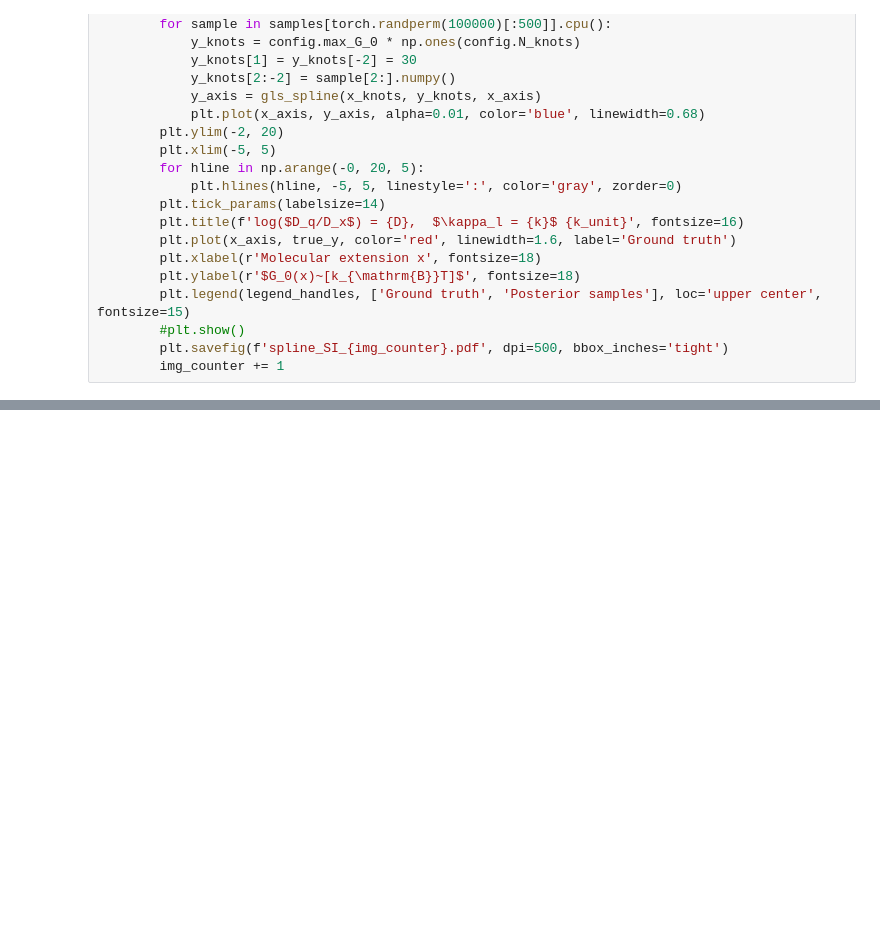
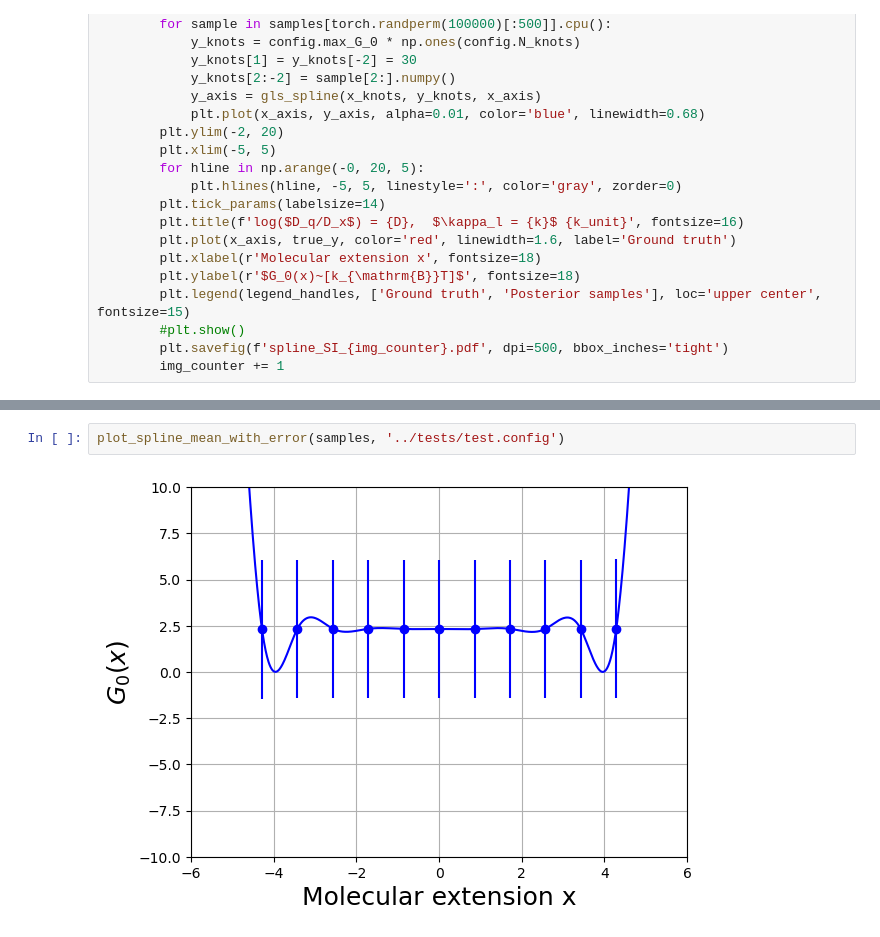
Before and after one commit to covinolab/SBIsmfs, a Jupyter notebook: analysis_notebooks/posterior_analysis.ipynb, the cells around one changed output, grey strips where cells are left out. Saved outputs shown, nothing was run; the diff lists cells and outputs as text; blank space fills up the shorter version.

```diff
--- a/analysis_notebooks/posterior_analysis.ipynb
+++ b/analysis_notebooks/posterior_analysis.ipynb
@@ -238,0 +251,4 @@ for D in [-1.8, -1, 0]:
+# %%
+plot_spline_mean_with_error(samples, '../tests/test.config')
+# %% [output]
+[figure, added]
```
Also changed, not shown: parts of 5 cells of this notebook, 7 other files.
